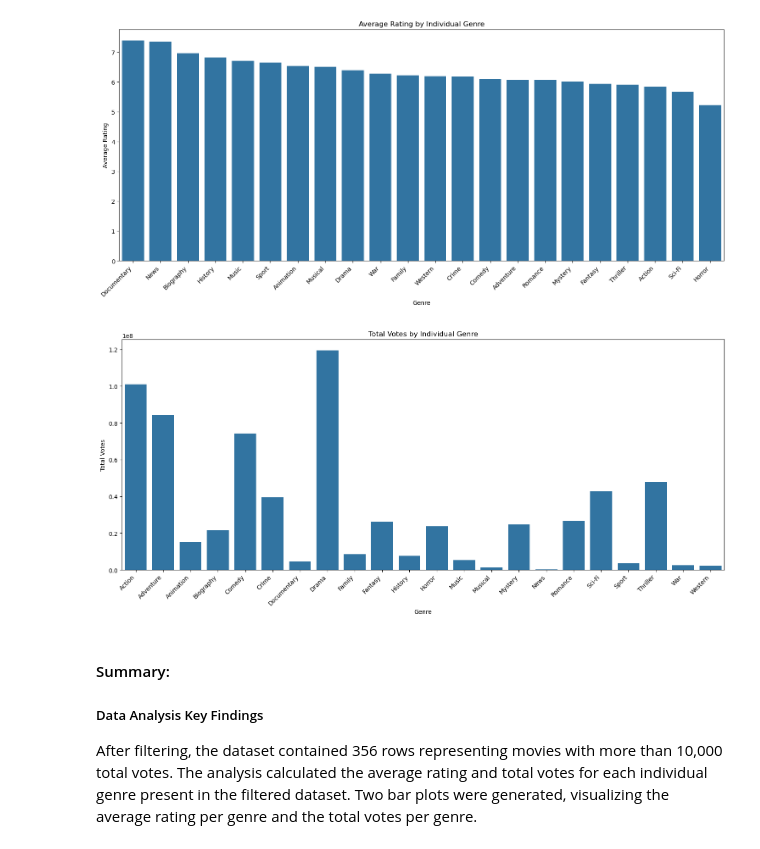
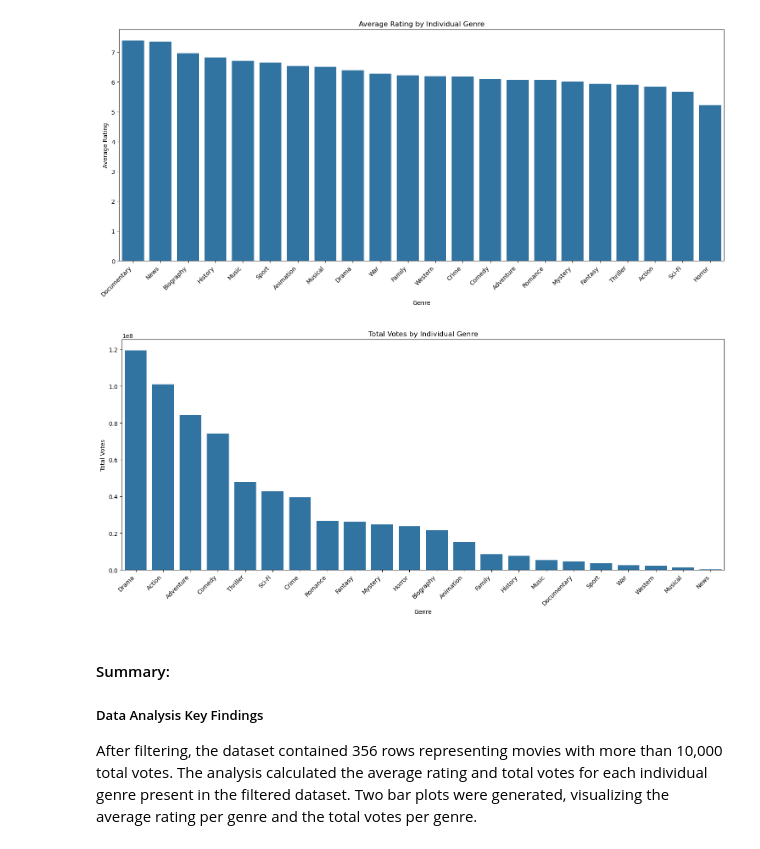
Before and after one commit to pmbatha254/dsc-phase-2-project-v3-group2, a Jupyter notebook: student.ipynb, the cells around one changed output. Drawn from its saved outputs; the diff is of its cells as text; code cells hidden in the pictures.

```diff
--- a/student.ipynb
+++ b/student.ipynb
@@ -491,15 +491,15 @@ plt.show()
 [figure]
 # %%
 plt.figure(figsize=(15, 7))
-sns.barplot(data=df_individual_genre_analysis, x='single_genre', y='total_votes')
+sns.barplot (data=df_individual_genre_analysis.sort_values('total_votes', ascending=False), x='single_genre', y='total_votes')
 plt.title('Total Votes by Individual Genre')
 plt.xlabel('Genre')
 plt.ylabel('Total Votes')
 plt.xticks(rotation=45, ha='right')
 plt.tight_layout()
 plt.show()
 # %% [output]
-[figure, old version]
+[figure, new version]
 # %% [markdown]
 #### Summary:
 ##### Data Analysis Key Findings
```
Also changed, not shown: parts of 2 cells of this notebook.
